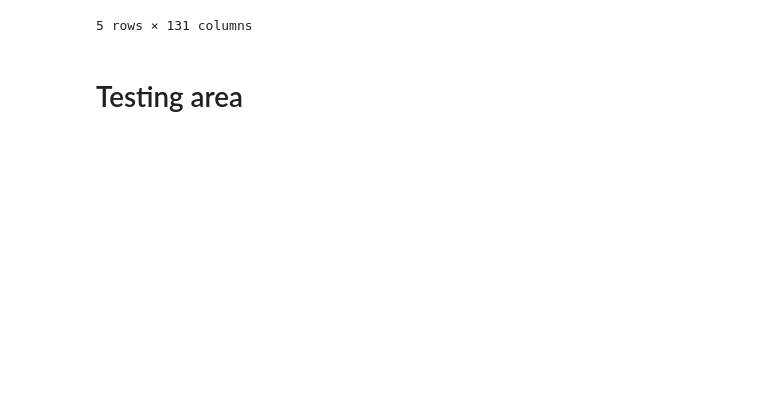
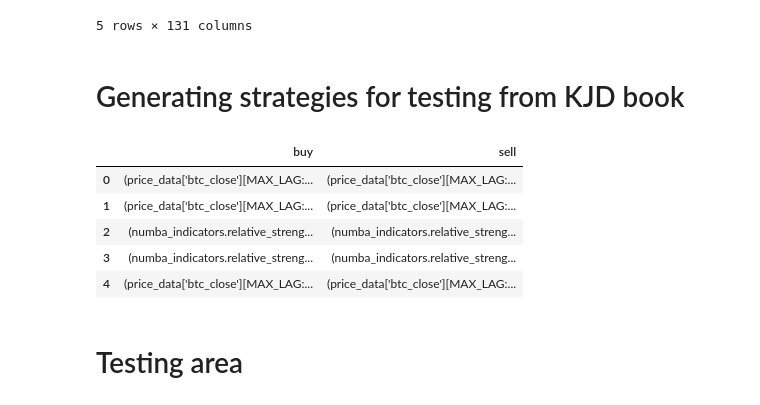
Before and after one commit to VaheC/PonyGE2, a Jupyter notebook: test.ipynb, the cells around one changed output. Drawn from its saved outputs; the diff is of its cells as text; code cells hidden in the pictures; blank space fills up the shorter version.

Commit message:
strategies generation from KJD book added

```diff
--- a/test.ipynb
+++ b/test.ipynb
@@ -5191,3 +5191,5 @@ final_df_any.head()
 5 rows × 131 columns
 # %%
 final_df_any.to_csv(f'data_{FREQUENCY}.csv', index=False)
+# %% [markdown]
+# Generating strategies for testing from KJD book
@@ -5194,3 +5325,12 @@ final_df_any.to_csv(f'data_{FREQUENCY}.csv', index=False)
+# %%
+df_test_str.head()
+# %% [output]
+|  | buy | sell |
+| 0 | (price_data['btc_close'][MAX_LAG:... | (price_data['btc_close'][MAX_LAG:... |
+| 1 | (price_data['btc_close'][MAX_LAG:... | (price_data['btc_close'][MAX_LAG:... |
+| 2 | (numba_indicators.relative_streng... | (numba_indicators.relative_streng... |
+| 3 | (numba_indicators.relative_streng... | (numba_indicators.relative_streng... |
+| 4 | (price_data['btc_close'][MAX_LAG:... | (price_data['btc_close'][MAX_LAG:... |
 # %% [markdown]
 # Testing area
 # %%
```
Also changed, not shown: parts of 4 cells of this notebook.
